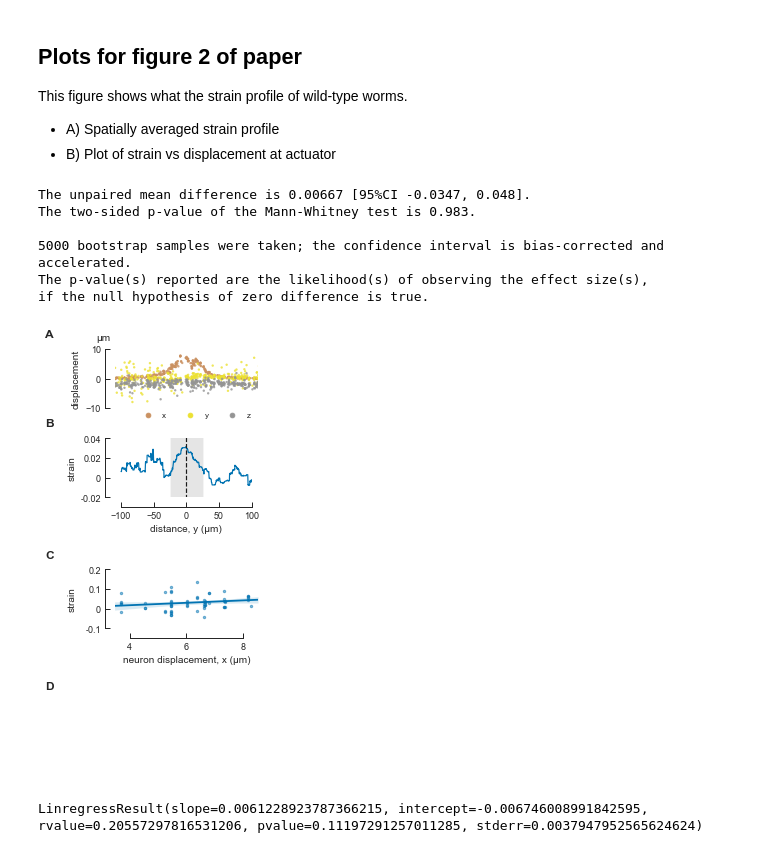
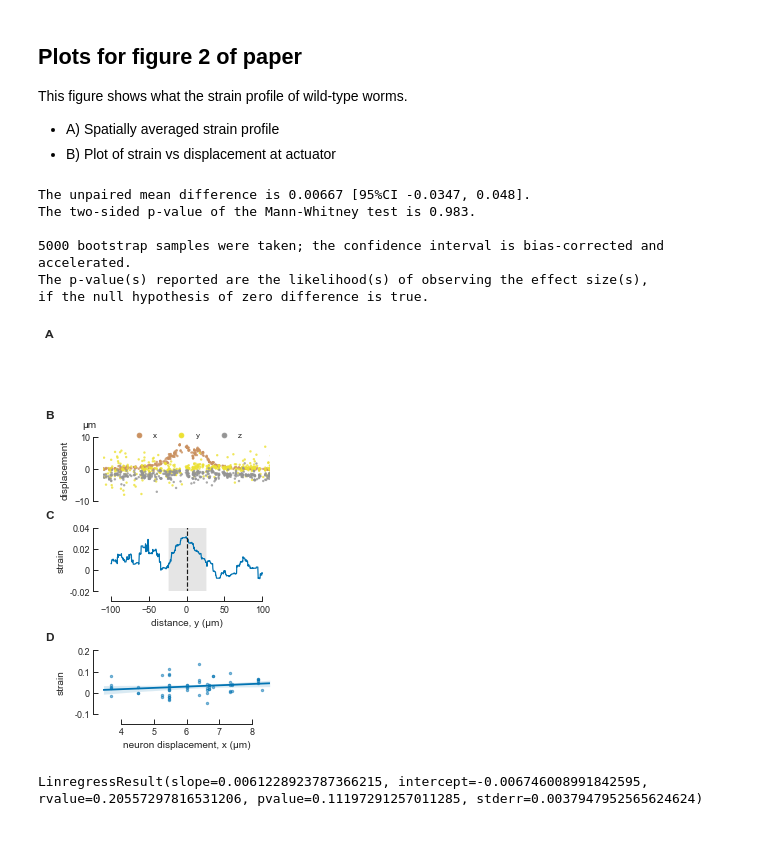
Before and after one commit to anekimken/SSN_ImageAnalysis, a Jupyter notebook: Notebooks/Displacement and Strain Plots.ipynb, the cells around one changed output. Drawn from its saved outputs; the diff is of its cells as text; code cells hidden in the pictures.

Commit message:
Another round of figure updates.
Figure 4 updates now done in Illustrator.

```diff
--- a/Notebooks/Displacement and Strain Plots.ipynb
+++ b/Notebooks/Displacement and Strain Plots.ipynb
@@ -1572,24 +1569,26 @@ def get_touch_test_df(base_folder, filenames):
 #                     sns.color_palette()[0]]) # 3.2 x 2
 # %%
 # Create Figure
-fig, axes = plt.subplots(6, 2, figsize=(3.3, 6), constrained_layout=False,
-                         gridspec_kw={'height_ratios':[1, 1, 0.2, 1, 0.2, 1], 'width_ratios':[1,6],
-                                      'hspace':0.7})
+fig, axes = plt.subplots(5, 1, figsize=(3.3, 6), constrained_layout=False,
+                         gridspec_kw={'height_ratios':[1, 1, 1, 0.1, 1],# 'width_ratios':[1,6],
+                                      'hspace':0.5})
 # Panel Labels
-for letter, ax in zip(['A', 'B', 'C', 'D'], [0, 1, 3, 5]):
-    axes[ax, 0].text(-1.2, 1.2, letter, weight='bold', fontsize=12)
-    axes[ax, 0].axis('off')
-    axes[ax, 1].tick_params(axis='both', which='major', labelsize=9)
 
+for letter, ax in zip(['A', 'B', 'C', 'D'], [0, 1, 2, 4]):
+    label_y = 1.15
+    if letter is 'B':
+        label_y=1.3
+    axes[ax].text(-0.35, label_y, letter, weight='bold', fontsize=12, transform=axes[ax].transAxes)
+    axes[ax].tick_params(axis='both', which='major', labelsize=9)
 
-disp_ax = axes[0, 1]
-strain_ax = axes[1, 1]
-axes[2, 0].axis('off')
-axes[2, 1].axis('off')
-axes[4, 0].axis('off')
-axes[4, 1].axis('off')
-strain_v_disp_ax = axes[3, 1]
-diagram_ax = axes[5, 1]
+diagram_ax = axes[0]
+disp_ax = axes[1]
+strain_ax = axes[2]
+axes[3].axis('off')
+# axes[3, 1].axis('off')
+# axes[4, 0].axis('off')
+# axes[4, 1].axis('off')
+strain_v_disp_ax = axes[4]
 
 # Make plots
 ####################### Displacement vs. position #######################
@@ -1627,7 +1626,7 @@ disp_ax.set_xlim((-100, 100))
 handles, labels = disp_ax.get_legend_handles_labels()
 labels = ['x', 'y', 'z']
 handles.pop(0)
-disp_ax.legend(handles, labels, loc='lower right', ncol=3, bbox_to_anchor=(1, -0.3),
+disp_ax.legend(handles, labels, loc='upper center', ncol=3, bbox_to_anchor=(0.5, 1.2),
               borderpad=None, framealpha=0, fontsize=8)
 sns.despine(ax=disp_ax, offset=10, trim=True, bottom=True)
 # disp_ax.tick_params(axis='x', which='major', labelsize=2)
@@ -1675,36 +1674,36 @@ transgenic_results = get_touch_test_df(base_folder, ctrl_filenames);
 #     custom_palette=[sns.color_palette()[5], # dabest palette order is weird, so rearrange it
 #                     sns.color_palette()[0]],
 #     ax=est_plot_ax)
 # est_plot_ax.set_ylabel('Response probability')
 # pos = est_plot_ax.get_position()
 # left_shift = 0.018
 # pos.x0 -= left_shift
 # pos.x1 -= left_shift
 # est_plot_ax.set_position(pos)
 
 ####################### Diagram of coordinate system #######################
 diagram_ax.axis('off')
 
-for ax in axes[:,1]:
+for ax in axes[:]:
     ax.tick_params(axis='both', direction='in')
 
 fig.align_ylabels()
-fig.subplots_adjust(bottom=0, top=0.95)
+fig.subplots_adjust(bottom=.1, top=0.95, left=.25, right=.95)
 
 fig.savefig(fig_save_dir + 'WildTypeStrain.pdf')
 
 dabest.TwoGroupsEffectSize(
     control=transgenic_results.loc[transgenic_results['genotype']=='wild-type']['touch_outcome'].values,
     test=transgenic_results.loc[transgenic_results['genotype']=='control']['touch_outcome'].values,
     effect_size='mean_diff')
 # %% [output]
 The unpaired mean difference is 0.00667 [95%CI -0.0347, 0.048].
 The two-sided p-value of the Mann-Whitney test is 0.983.
 
 5000 bootstrap samples were taken; the confidence interval is bias-corrected and accelerated.
 The p-value(s) reported are the likelihood(s) of observing the effect size(s),
 if the null hypothesis of zero difference is true.
-[figure, old version]
+[figure, new version]
 # %%
 stats.linregress(x=central_mito_pair_df.loc[central_mito_pair_df['worm_strain']=='NM3573']['max_dist'],
                  y=central_mito_pair_df.loc[central_mito_pair_df['worm_strain']=='NM3573']['strain'])
```
Also changed, not shown: parts of 8 cells of this notebook.
